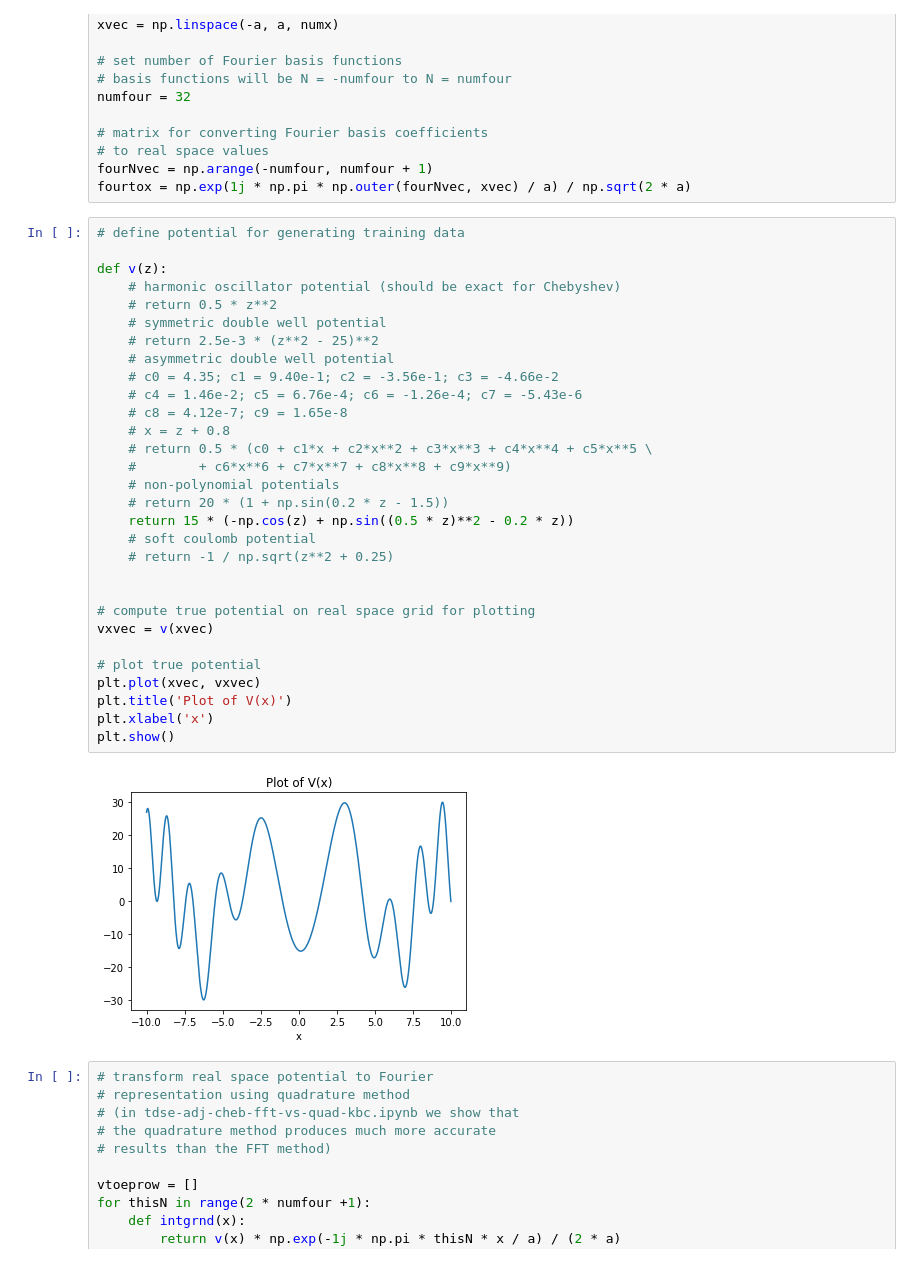
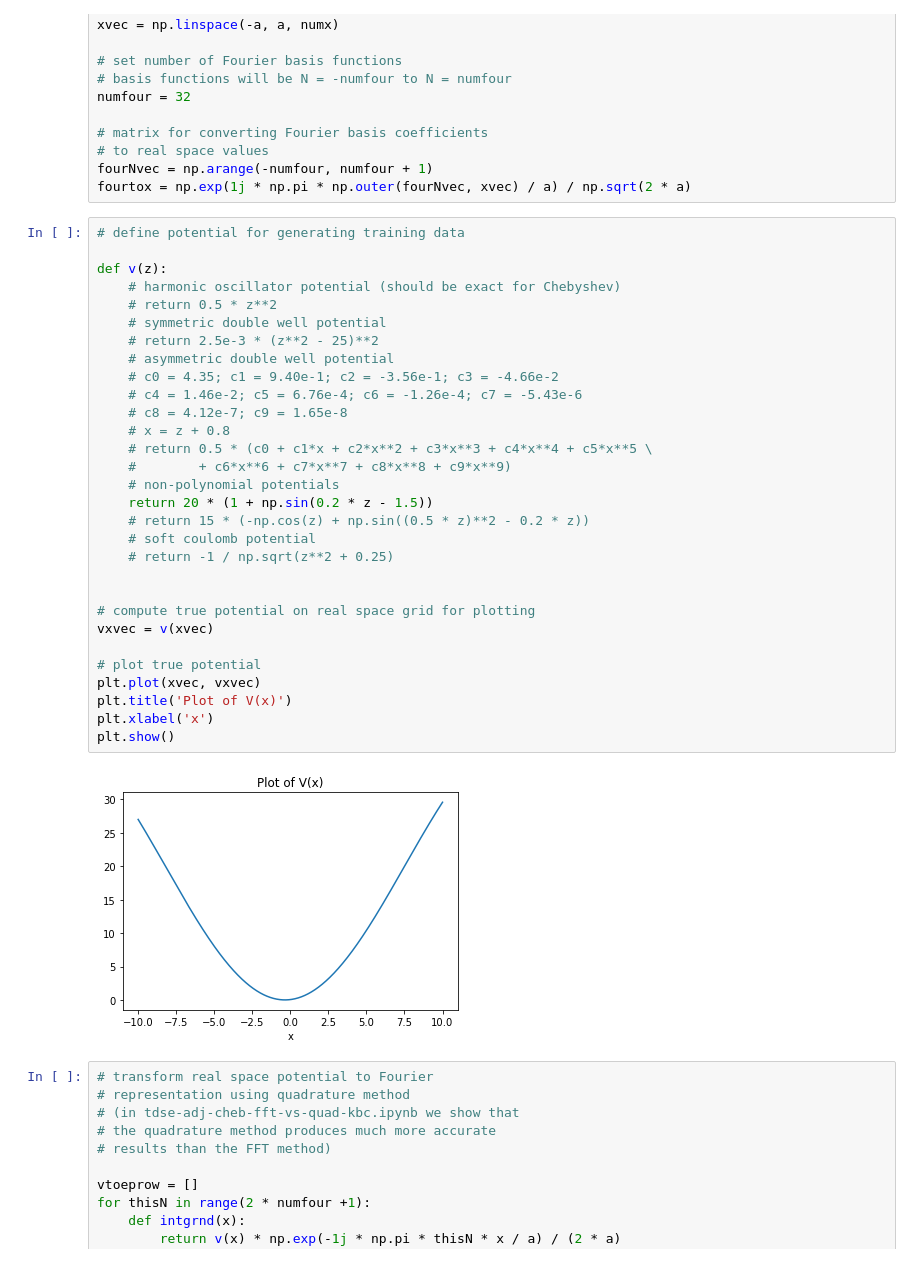
Before and after one commit to kbcollins/tdse, a Jupyter notebook: chebyshev/tdse-adj-cheb-rand-init-test-kbc.ipynb, the cells around one changed output. Cells and saved outputs as stored; diff of their text form.

```diff
--- a/chebyshev/tdse-adj-cheb-rand-init-test-kbc.ipynb
+++ b/chebyshev/tdse-adj-cheb-rand-init-test-kbc.ipynb
@@ -30,35 +30,35 @@ fourtox = np.exp(1j * np.pi * np.outer(fourNvec, xvec) / a) / np.sqrt(2 * a)
 # %%
 # define potential for generating training data
 
 def v(z):
     # harmonic oscillator potential (should be exact for Chebyshev)
     # return 0.5 * z**2
     # symmetric double well potential
     # return 2.5e-3 * (z**2 - 25)**2
     # asymmetric double well potential
     # c0 = 4.35; c1 = 9.40e-1; c2 = -3.56e-1; c3 = -4.66e-2
     # c4 = 1.46e-2; c5 = 6.76e-4; c6 = -1.26e-4; c7 = -5.43e-6
     # c8 = 4.12e-7; c9 = 1.65e-8
     # x = z + 0.8
     # return 0.5 * (c0 + c1*x + c2*x**2 + c3*x**3 + c4*x**4 + c5*x**5 \
     #        + c6*x**6 + c7*x**7 + c8*x**8 + c9*x**9)
     # non-polynomial potentials
-    # return 20 * (1 + np.sin(0.2 * z - 1.5))
-    return 15 * (-np.cos(z) + np.sin((0.5 * z)**2 - 0.2 * z))
+    return 20 * (1 + np.sin(0.2 * z - 1.5))
+    # return 15 * (-np.cos(z) + np.sin((0.5 * z)**2 - 0.2 * z))
     # soft coulomb potential
     # return -1 / np.sqrt(z**2 + 0.25)
 
 
 # compute true potential on real space grid for plotting
 vxvec = v(xvec)
 
 # plot true potential
 plt.plot(xvec, vxvec)
 plt.title('Plot of V(x)')
 plt.xlabel('x')
 plt.show()
 # %% [output]
-[figure, old version]
+[figure, new version]
 # %%
 # transform real space potential to Fourier
 # representation using quadrature method
```
Also changed, not shown: parts of 11 cells of this notebook.
